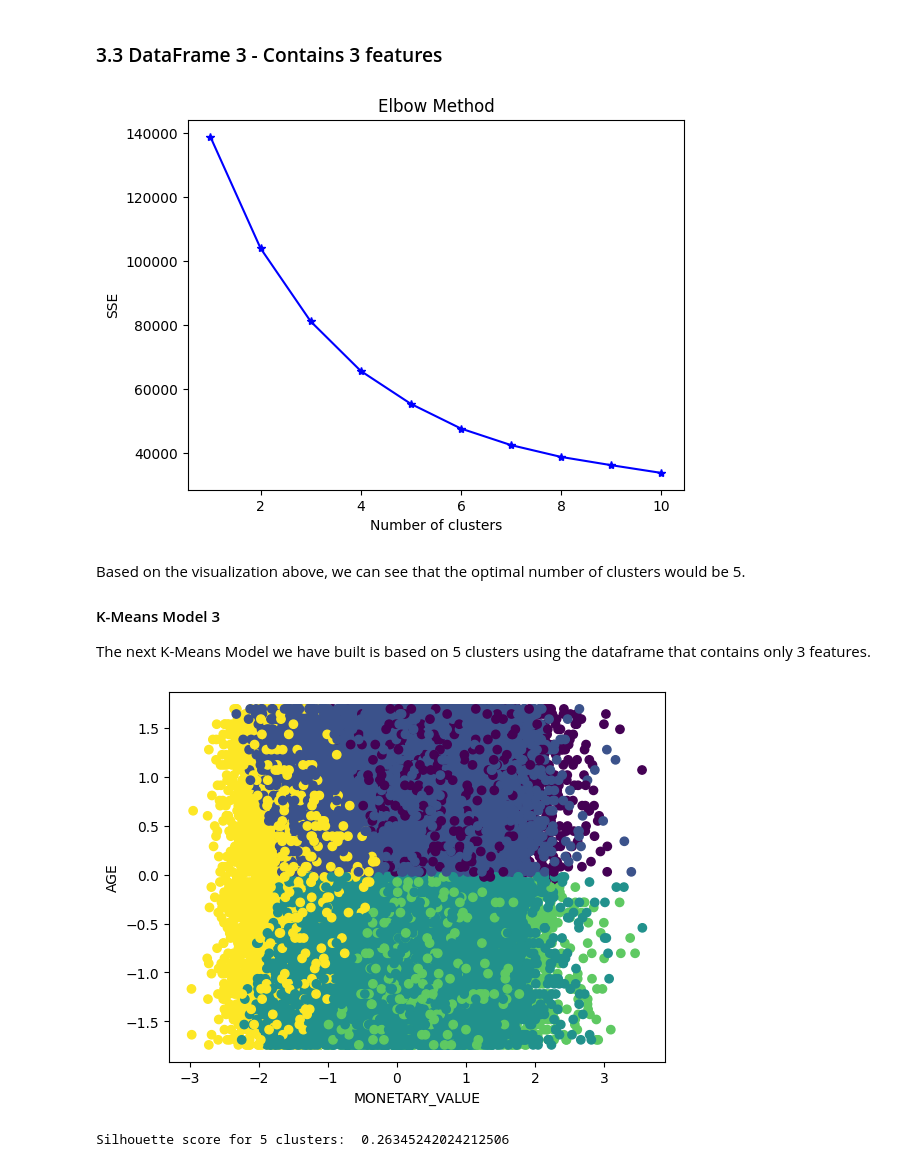
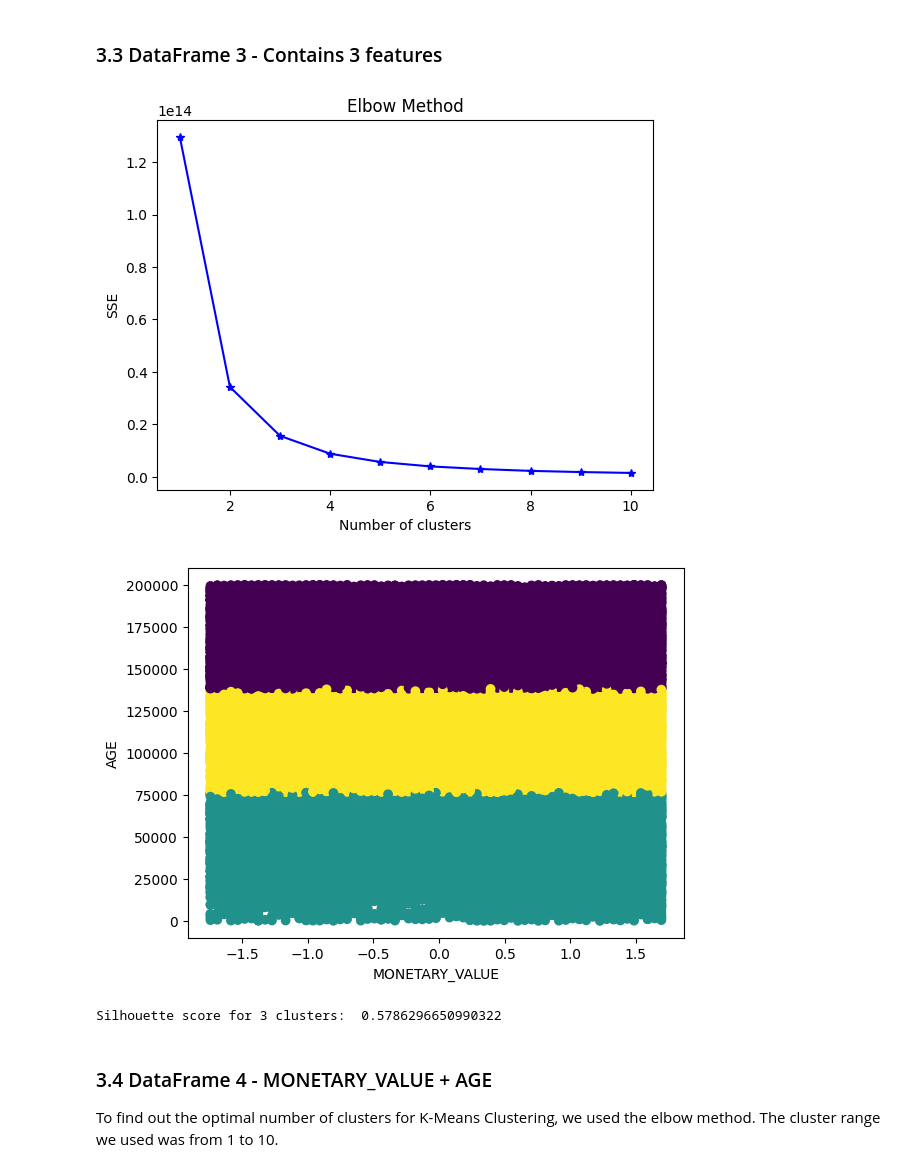
Before and after one commit to cshiwei330/ICP-ASG3-Insightify, a Jupyter notebook: clustering_model/Customer Segmentation Model.ipynb, the cells around one changed output. Saved outputs shown, nothing was run; the diff lists cells and outputs as text; code cells hidden in the pictures.

Commit message:
clustering model done

```diff
--- a/clustering_model/Customer Segmentation Model.ipynb
+++ b/clustering_model/Customer Segmentation Model.ipynb
@@ -402,6 +402,10 @@ customer_final.head(5)
 # %%
 # Scale data
 scaler = StandardScaler()
-customer_final_scaled = scaler.fit_transform(customer_final)
-customer_final_scaled = pd.DataFrame(customer_final_scaled, columns=customer_final.columns)
+customer_data_to_scale = customer_final.drop("CUSTOMER_ID", axis=1)  # Exclude "CUSTOMER_ID" column
+customer_final_scaled = scaler.fit_transform(customer_data_to_scale)
+customer_final_scaled = pd.DataFrame(customer_final_scaled, columns=customer_data_to_scale.columns)
+
+# Add "CUSTOMER_ID" column back to the scaled data
+customer_final_scaled["CUSTOMER_ID"] = customer_final["CUSTOMER_ID"]
 # %% [markdown]
@@ -553,29 +590,26 @@ plt.xlabel('Number of clusters')
 plt.ylabel('SSE')
 plt.show()
 # %% [output]
-[figure, old version]
+[figure, new version]
-# %% [markdown]
-Based on the visualization above, we can see that the optimal number of clusters would be 5.
-
-#### K-Means Model 3
-
-The next K-Means Model we have built is based on 5 clusters using the dataframe that contains only 3 features.
 # %%
-# Perform K-means clustering with 5 clusters
-kmeans3_3var = KMeans(n_clusters=5, n_init = 20, random_state=1)
+# Perform K-means clustering with 3 clusters
+kmeans3_3var = KMeans(n_clusters=3, n_init = 20, random_state=1)
 predict_kmeans3_3var = kmeans3_3var.fit_predict(chosen_3var)
 
 # Visualize the clustering results
 plt.scatter(chosen_3var[:,1], chosen_3var[:,2], c=predict_kmeans3_3var)
 plt.xlabel('MONETARY_VALUE')
 plt.ylabel('AGE')
 plt.show()
 
 # Compute the silhouette score
 ss = silhouette_score(chosen_3var, kmeans3_3var.fit_predict(chosen_3var))
 
 # Print the silhouette score
-print("Silhouette score for 5 clusters: ", ss)
+print("Silhouette score for 3 clusters: ", ss)
 # %% [output]
-[figure, old version]
+[figure, new version]
-Silhouette score for 5 clusters:  0.26345242024212506
+Silhouette score for 3 clusters:  0.5786296650990322
+# %% [markdown]
+### 3.4 DataFrame 4 - MONETARY_VALUE + AGE <a id="part3.4"></a>
+To find out the optimal number of clusters for K-Means Clustering, we used the elbow method. The cluster range we used was from 1 to 10.
```
Also changed, not shown: parts of 51 cells of this notebook, 1 other file.
